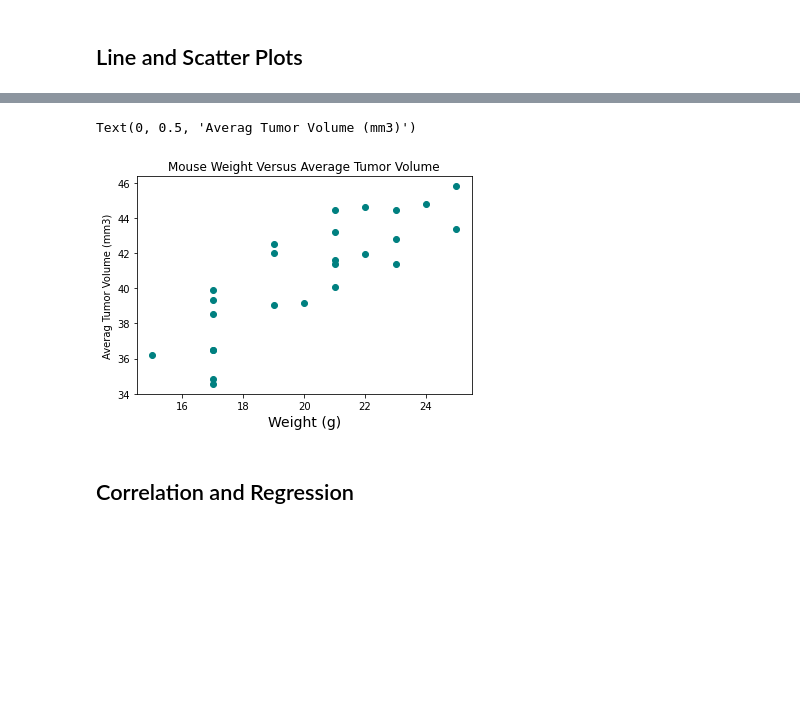
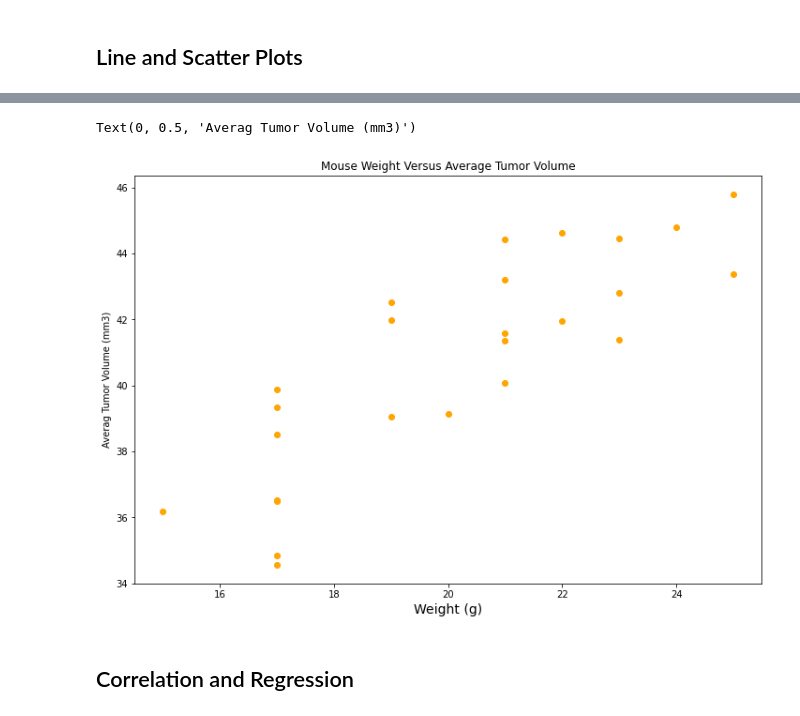
Before and after one commit to Jesskhunter/Matplotlib-Challenge, a Jupyter notebook: Pymaceuticals/pymaceuticals_starter.ipynb, the cells around one changed output, grey strips where cells are left out. Cells and saved outputs as stored; diff of their text form; code cells hidden in the pictures; blank space fills up the shorter version.

```diff
--- a/Pymaceuticals/pymaceuticals_starter.ipynb
+++ b/Pymaceuticals/pymaceuticals_starter.ipynb
@@ -428,16 +466,15 @@ Text(0, 0.5, 'Tumor Volume (mm3)')
 # %%
 # Generate a scatter plot of average tumor volume vs. mouse weight for the Capomulin regimen
-fig1, ax1 = plt.subplots()
-avg_capm_vol =Capomulin_df.groupby(['Mouse ID']).mean()
 
+fig1, ax1 = plt.subplots(figsize=(12, 8))
 marker_size=15
-plt.scatter(avg_capm_vol['Weight (g)'],avg_capm_vol['Tumor Volume (mm3)'], color="teal")
+plt.scatter(avg_capm_vol['Weight (g)'],avg_capm_vol['Tumor Volume (mm3)'], color="orange")
 plt.title('Mouse Weight Versus Average Tumor Volume')
 plt.xlabel('Weight (g)',fontsize =14)
 plt.ylabel('Averag Tumor Volume (mm3)')
 # %% [output]
 Text(0, 0.5, 'Averag Tumor Volume (mm3)')
-[figure, old version]
+[figure, new version]
 # %% [markdown]
 ## Correlation and Regression
 # %%
```
Also changed, not shown: parts of 5 cells of this notebook.
